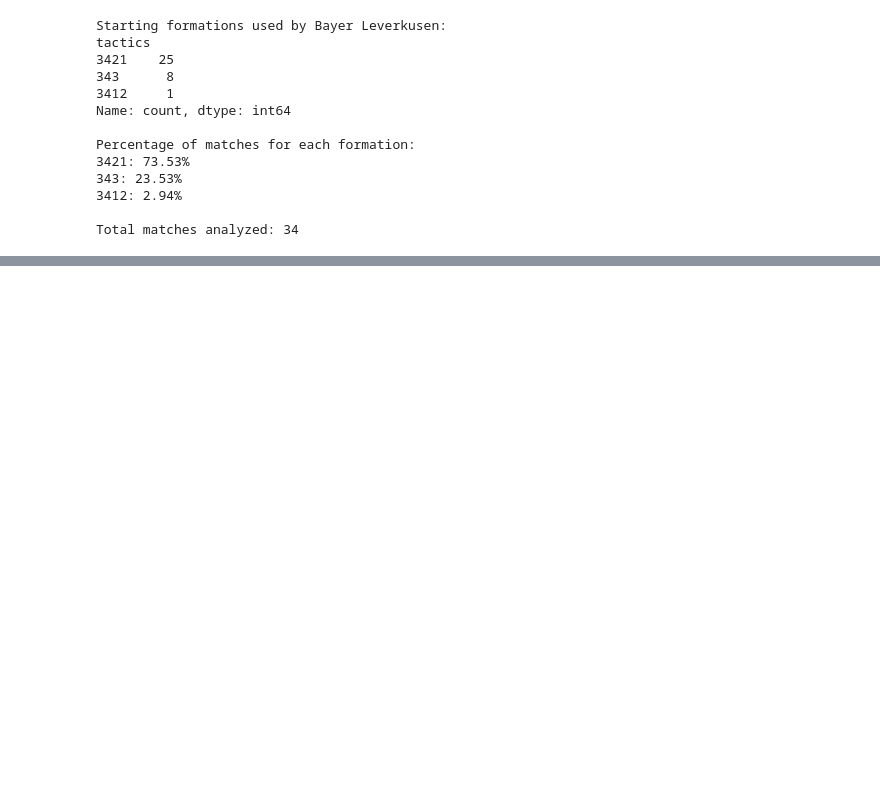
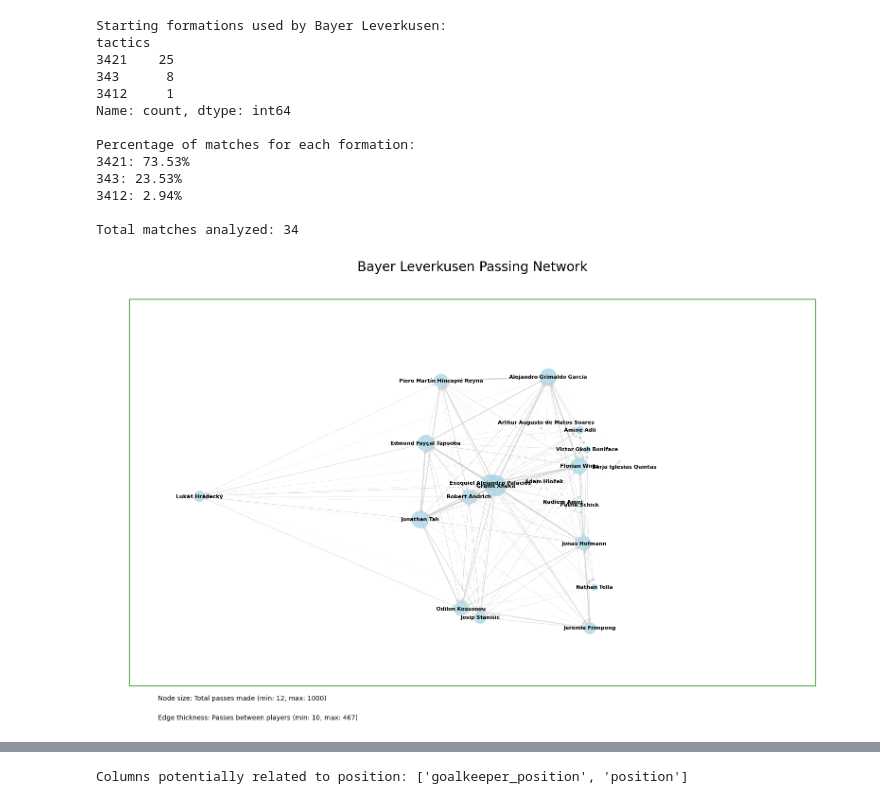
Before and after one commit to ramdevmurali/Bayer_Leverkusen_23-24, a Jupyter notebook: Xhaka.ipynb, the cells around one changed output, grey strips where cells are left out. Saved outputs shown, nothing was run; the diff lists cells and outputs as text; code cells hidden in the pictures; blank space fills up the shorter version.

```diff
--- a/Xhaka.ipynb
+++ b/Xhaka.ipynb
@@ -1042,3 +1063,78 @@ Percentage of matches for each formation:
 3412: 2.94%
 
 Total matches analyzed: 34
+# %%
+import networkx as nx
+import matplotlib.pyplot as plt
+import pandas as pd
+import numpy as np
+
+# 1. Filter passes for Bayer Leverkusen players
+bayer_passes = events_df[(events_df['team'] == 'Bayer Leverkusen') & (events_df['type'] == 'Pass')]
+
+# 2. Create a DataFrame with pass connections
+pass_connections = bayer_passes.groupby(['player', 'pass_recipient']).size().reset_index(name='pass_count')
+
+# 3. Create a directed graph
+G = nx.DiGraph()
+
+# 4. Add nodes and edges (filter for significant connections)
+min_passes = 10  # Adjust this threshold as needed
+for _, row in pass_connections.iterrows():
+    if row['pass_count'] >= min_passes:
+        G.add_edge(row['player'], row['pass_recipient'], weight=row['pass_count'])
+
+# 5. Calculate node sizes based on total passes made
+node_sizes = dict(G.out_degree(weight='weight'))
+max_passes = max(node_sizes.values())
+node_sizes = {player: (count / max_passes) * 1000 for player, count in node_sizes.items()}
+
+# 6. Calculate node positions based on average player locations
+player_positions = bayer_passes.groupby('player')['location'].apply(lambda x: np.mean(x.tolist(), axis=0)).to_dict()
+pos = {player: (loc[0], 80 - loc[1]) for player, loc in player_positions.items() if player in G.nodes()}
+
+# 7. Create the plot
+plt.figure(figsize=(16, 10))
+
+# 8. Draw edges
+edge_weights = [G[u][v]['weight'] for u, v in G.edges()]
+max_edge_weight = max(edge_weights)
+nx.draw_networkx_edges(G, pos, width=[w / max_edge_weight * 3 for w in edge_weights],
+                       alpha=0.6, edge_color='lightgray', arrows=True, arrowsize=10)
+
+# 9. Draw nodes
+nx.draw_networkx_nodes(G, pos, node_size=[node_sizes[node] for node in G.nodes()],
+                       node_color='lightblue', alpha=0.8)
+
+# 10. Draw labels
+nx.draw_networkx_labels(G, pos, font_size=8, font_weight='bold')
+
+# 11. Add a pitch outline
+pitch_outline = plt.Rectangle((0, 0), 120, 80, fill=False, color='green')
+plt.gca().add_patch(pitch_outline)
+
+# 12. Customize the plot
+plt.title("Bayer Leverkusen Passing Network", fontsize=20)
+plt.xlim(-5, 125)
+plt.ylim(-5, 85)
+plt.axis('off')
+
+# 13. Add a legend
+plt.text(5, -3, f"Node size: Total passes made (min: {min(node_sizes.values()):.0f}, max: {max(node_sizes.values()):.0f})")
+plt.text(5, -7, f"Edge thickness: Passes between players (min: {min_passes}, max: {max_edge_weight})")
+
+plt.tight_layout()
+plt.show()
+
+# 14. Print top passers and pass combinations
+top_passers = sorted(node_sizes.items(), key=lambda x: x[1], reverse=True)[:5]
+print("\nTop 5 passers:")
+for player, size in top_passers:
+    print(f"{player}: {G.out_degree(player, weight='weight')} passes")
+
+top_combinations = sorted(G.edges(data=True), key=lambda x: x[2]['weight'], reverse=True)[:5]
+print("\nTop 5 pass combinations:")
+for passer, receiver, data in top_combinations:
+    print(f"{passer} to {receiver}: {data['weight']} passes")
+# %% [output]
+[figure, added]
@@ -1044,0 +1202,5 @@ Total matches analyzed: 34
+# %%
+position_related_columns = [col for col in events_df.columns if 'position' in col.lower()]
+print("Columns potentially related to position:", position_related_columns)
+# %% [output]
+Columns potentially related to position: ['goalkeeper_position', 'position']
```
Also changed, not shown: parts of 10 cells of this notebook.
